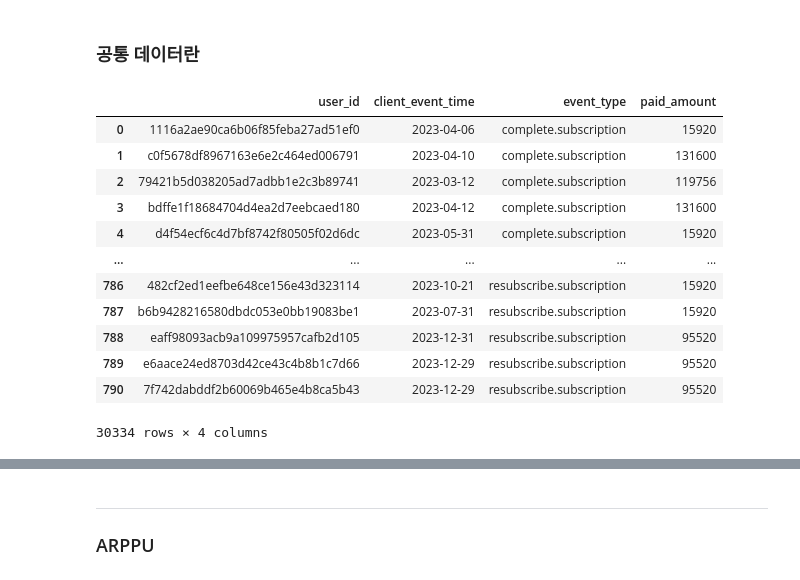
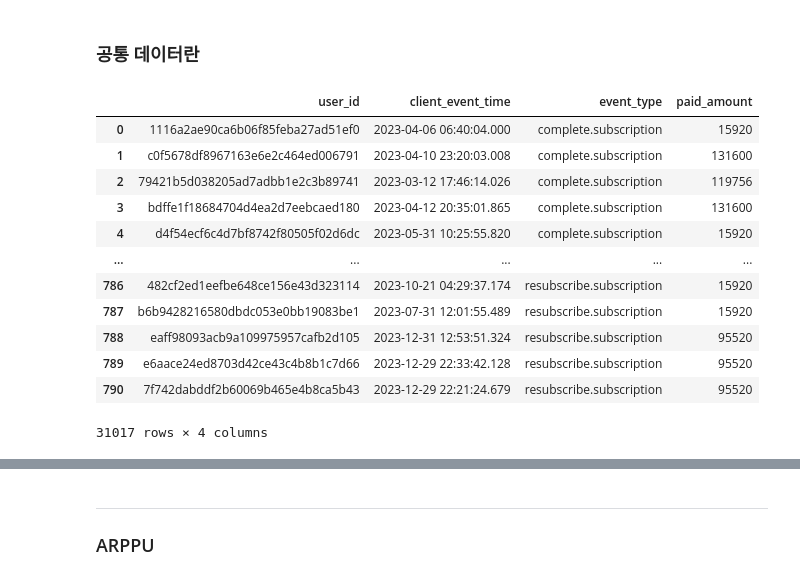
Before and after one commit to saeraniren/intermediate_project, a Jupyter notebook: lwc_main.ipynb, the cells around one changed output, grey strips where cells are left out. Cells and saved outputs as stored; diff of their text form; code cells hidden in the pictures.

```diff
--- a/lwc_main.ipynb
+++ b/lwc_main.ipynb
@@ -674,36 +674,35 @@ def groupby(data):
 # %%
 # 모든 결제 완료 이력
 concat_df = pd.concat([complete_subscription_df, renew_subscription_df, resubscribe_df], axis=0)
 
 # 필요한 데이터 컬럼만 추출
 concat_df = concat_df[['user_id', 'client_event_time', 'event_type', 'paid_amount']]
 
 # Data Type 변경
 concat_df['client_event_time'] = pd.to_datetime(concat_df['client_event_time']) + pd.Timedelta(hours=9)
-concat_df['client_event_time'] = concat_df['client_event_time'].dt.date
 
 # 특정한 열에 중복값이 있는지 체크 후 첫번째 값만 남기고 제거
 concat_df = concat_df.drop_duplicates(subset=['user_id', 'client_event_time', 'paid_amount'], keep='first')
 
 # 날짜 비교를 위한 데이터 재변환
 concat_df['client_event_time'] = pd.to_datetime(concat_df['client_event_time'])
 
 # 데이터 확인
 display(concat_df)
 # %% [output]
 |  | user_id | client_event_time | event_type | paid_amount |
-| 0 | 1116a2ae90ca6b06f85feba27ad51ef0 | 2023-04-06 | complete.subscription | 15920 |
-| 1 | c0f5678df8967163e6e2c464ed006791 | 2023-04-10 | complete.subscription | 131600 |
-| 2 | 79421b5d038205ad7adbb1e2c3b89741 | 2023-03-12 | complete.subscription | 119756 |
-| 3 | bdffe1f18684704d4ea2d7eebcaed180 | 2023-04-12 | complete.subscription | 131600 |
-| 4 | d4f54ecf6c4d7bf8742f80505f02d6dc | 2023-05-31 | complete.subscription | 15920 |
+| 0 | 1116a2ae90ca6b06f85feba27ad51ef0 | 2023-04-06 06:40:04.000 | complete.subscription | 15920 |
+| 1 | c0f5678df8967163e6e2c464ed006791 | 2023-04-10 23:20:03.008 | complete.subscription | 131600 |
+| 2 | 79421b5d038205ad7adbb1e2c3b89741 | 2023-03-12 17:46:14.026 | complete.subscription | 119756 |
+| 3 | bdffe1f18684704d4ea2d7eebcaed180 | 2023-04-12 20:35:01.865 | complete.subscription | 131600 |
+| 4 | d4f54ecf6c4d7bf8742f80505f02d6dc | 2023-05-31 10:25:55.820 | complete.subscription | 15920 |
 | ... | ... | ... | ... | ... |
-| 786 | 482cf2ed1eefbe648ce156e43d323114 | 2023-10-21 | resubscribe.subscription | 15920 |
-| 787 | b6b9428216580dbdc053e0bb19083be1 | 2023-07-31 | resubscribe.subscription | 15920 |
-| 788 | eaff98093acb9a109975957cafb2d105 | 2023-12-31 | resubscribe.subscription | 95520 |
-| 789 | e6aace24ed8703d42ce43c4b8b1c7d66 | 2023-12-29 | resubscribe.subscription | 95520 |
-| 790 | 7f742dabddf2b60069b465e4b8ca5b43 | 2023-12-29 | resubscribe.subscription | 95520 |
+| 786 | 482cf2ed1eefbe648ce156e43d323114 | 2023-10-21 04:29:37.174 | resubscribe.subscription | 15920 |
+| 787 | b6b9428216580dbdc053e0bb19083be1 | 2023-07-31 12:01:55.489 | resubscribe.subscription | 15920 |
+| 788 | eaff98093acb9a109975957cafb2d105 | 2023-12-31 12:53:51.324 | resubscribe.subscription | 95520 |
+| 789 | e6aace24ed8703d42ce43c4b8b1c7d66 | 2023-12-29 22:33:42.128 | resubscribe.subscription | 95520 |
+| 790 | 7f742dabddf2b60069b465e4b8ca5b43 | 2023-12-29 22:21:24.679 | resubscribe.subscription | 95520 |
-30334 rows × 4 columns
+31017 rows × 4 columns
 # %%
 # complete.subscription, renew.subscription, resubscibe.subscription의 데이터가 모두 존재하는 부분을 분리
 separated_df1 = concat_df[(concat_df['client_event_time'] >= '2022-09-08') & (concat_df['client_event_time'] <= '2024-01-01')]
```
Also changed, not shown: parts of 13 cells of this notebook.
